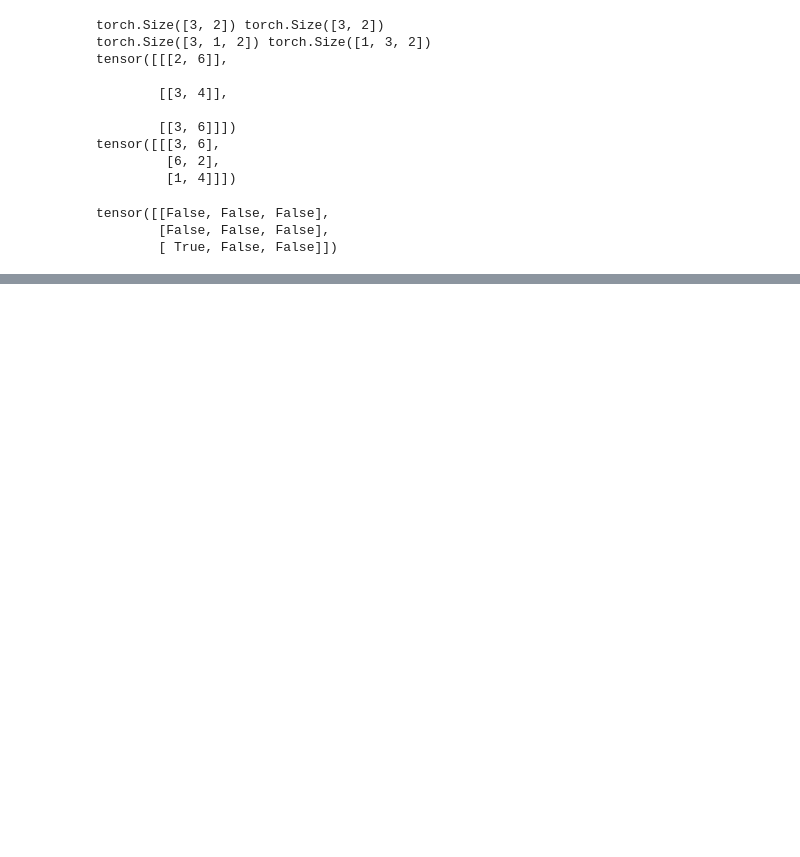
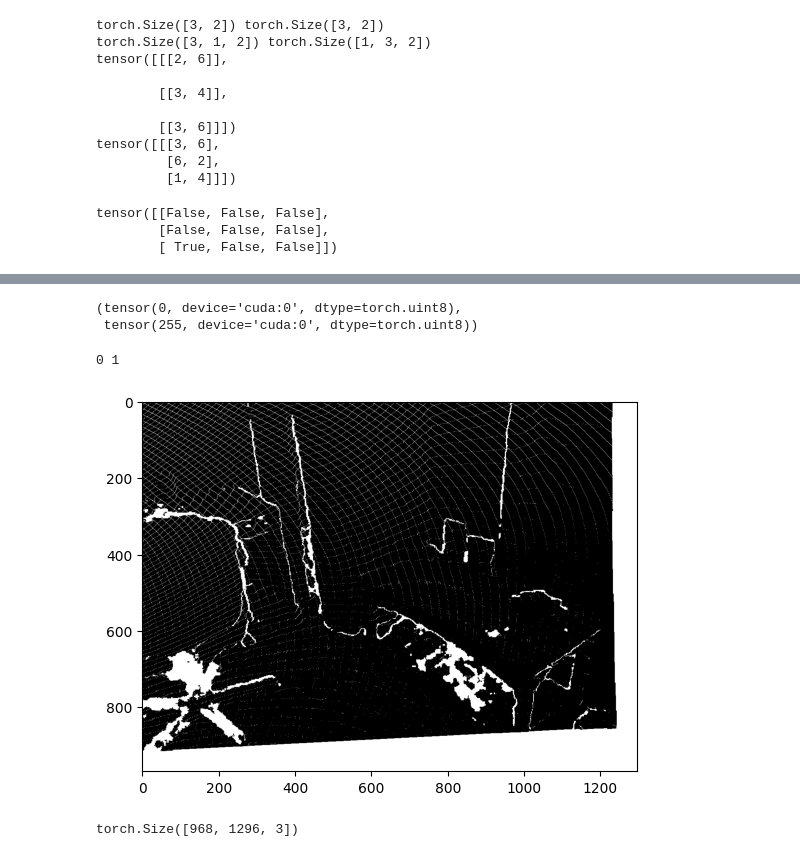
Before and after one commit to viswaravi/gaussian-splatting, a Jupyter notebook: Progressive_Train.ipynb, the cells around one changed output, grey strips where cells are left out. Saved outputs shown, nothing was run; the diff lists cells and outputs as text; code cells hidden in the pictures; blank space fills up the shorter version.

```diff
--- a/Progressive_Train.ipynb
+++ b/Progressive_Train.ipynb
@@ -576,3 +623,21 @@ for i in tqdm(range(1)):
+# %%
+current_raster.min(), current_raster.max()
+# %% [output]
+(tensor(0, device='cuda:0', dtype=torch.uint8),
+ tensor(255, device='cuda:0', dtype=torch.uint8))
+# %%
+black_mask = torch.all(current_raster == 0, dim=2, keepdim=True)
+black_raster = black_mask.cpu().numpy().astype(int)
+print(np.min(black_raster), np.max(black_raster))
+plt.imshow(black_raster, cmap='gray')
+plt.show()
+# %% [output]
+0 1
+[figure, added]
+# %%
+current_raster.shape
+# %% [output]
+torch.Size([968, 1296, 3])
 # %%
 u1 = torch.tensor([1, 2, 3])
 v1 = torch.tensor([4, 6, 6])
```
Also changed, not shown: parts of 6 cells of this notebook, 2 other files.
